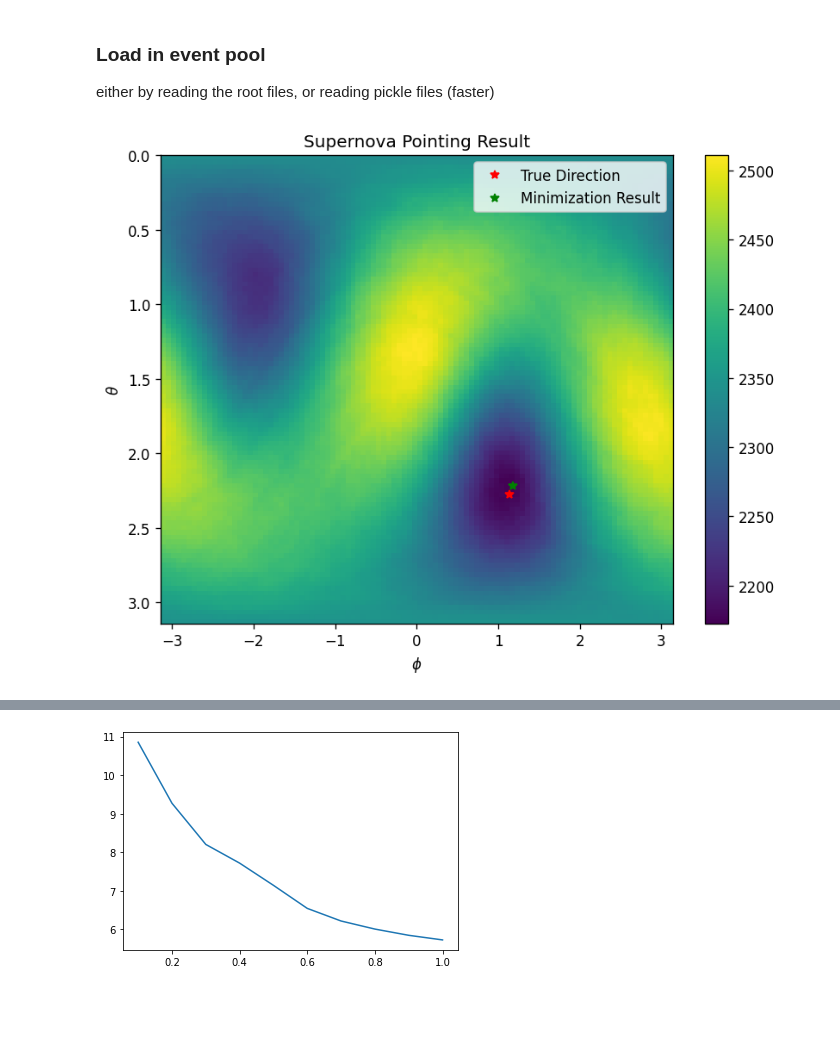
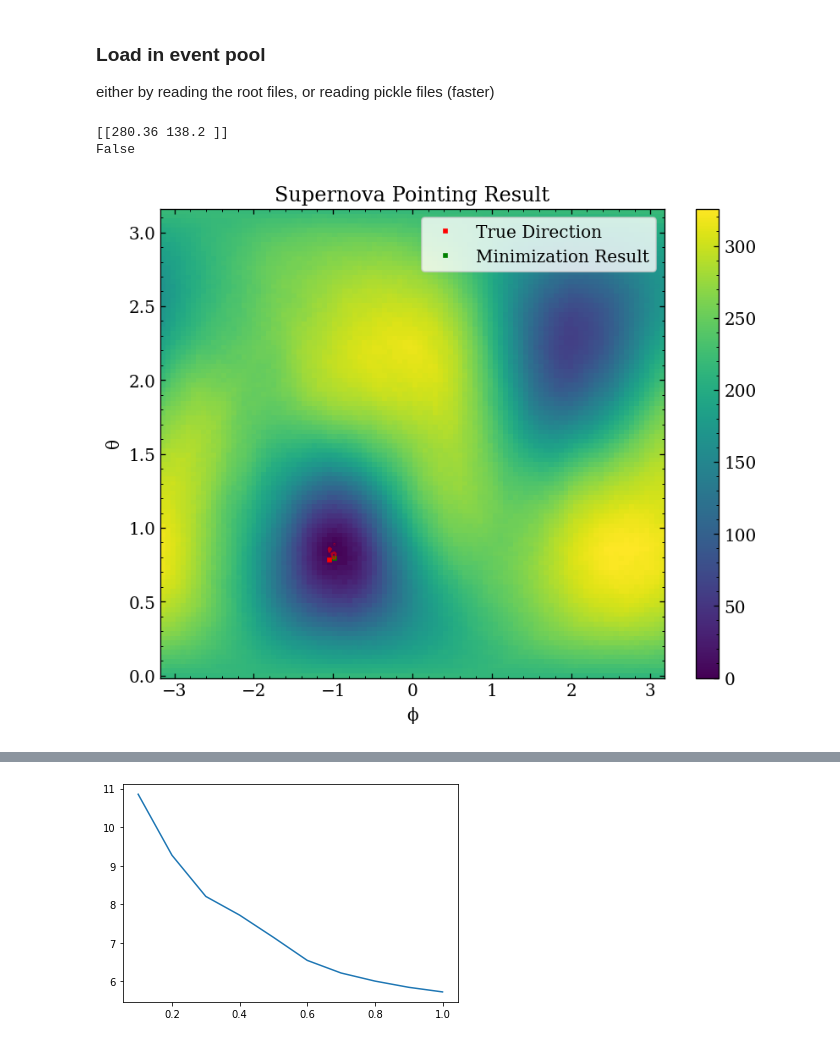
Before and after one commit to JamesJieranShen/SN_Pointing_PDFs, a Jupyter notebook: find_SN_dir/find_SN_dir_synth_radiological.ipynb, the cells around one changed output, grey strips where cells are left out. Drawn from its saved outputs; the diff is of its cells as text; code cells hidden in the pictures; blank space fills up the shorter version.

```diff
--- a/find_SN_dir/find_SN_dir_synth_radiological.ipynb
+++ b/find_SN_dir/find_SN_dir_synth_radiological.ipynb
@@ -14,3 +18,23 @@ Welcome to JupyROOT 6.26/00
+# %%
+import matplotlib
+
+matplotlib.rcParams['figure.figsize'] = [8,6]
+matplotlib.rcParams['figure.dpi'] = 120
+matplotlib.rcParams['xtick.top'] = True
+matplotlib.rcParams['xtick.direction'] = 'in'
+matplotlib.rcParams['xtick.minor.visible'] = True
+matplotlib.rcParams['ytick.right'] = True
+matplotlib.rcParams['ytick.direction'] = 'in'
+matplotlib.rcParams['ytick.minor.visible'] = True
+matplotlib.rcParams['xtick.minor.visible'] = True
+
+matplotlib.rcParams['font.size'] = 12
+matplotlib.rcParams['font.family'] = 'DejaVu Serif'
+# matplotlib.rcParams['font.family'] = 'serif'
+matplotlib.rcParams['font.sans-serif'] = 'Tex Gyre Heros, Helvetica, Nimbus Sans, FreeSans, Arial'
+matplotlib.rcParams['font.serif'] = 'Tex Gyre Cursor, Courier, Courier New, Nimbus Mono, FreeMono'
+matplotlib.rcParams['mathtext.fontset'] = 'dejavuserif'
+matplotlib.rcParams['mathtext.default'] = 'regular'
 # %%
 pickle_path = "/media/linux_store/hep/data/pickles/event_pools.pkl"
 ES_param = load_pdf_parameterized("/media/linux_store/hep/data/pdf/ES_gvkm_radiological_0201_pdf_param.dat", name="ES")
@@ -41,19 +96,56 @@ with open(pickle_path, "rb") as f:
 # %%
 %%time
-confusion_matrix = np.array([[1.0, 0.2], [0.1, 0.8]])
+import scipy.stats as st
+confusion_matrix = np.array([[0.86, 0.2], [0.04, 0.8]])
 expected_counts = get_expected_counts([326, 3455], confusion_matrix, channel_id_list=[0])
+print(expected_counts)
 SN_pointer = SupernovaPointing([ES_numeric, CC_numeric], [ES_event_pool, CC_event_pool],
-                               synthetic=True, with_radio=True, expected_counts=expected_counts)
+                               synthetic=True,
+                               with_radio=True,
+                               sn_dir= np.array([np.pi/4, -np.pi/3]),
+                               expected_counts=expected_counts,
+                               pre_rotated_files=False)
+print(SN_pointer.is_pure)
 
 def loss_func(x):
     return SN_pointer.loss(x)
 
 
 res = brute(loss_func, ([0, np.pi], [-np.pi, np.pi]), Ns=100, full_output=True, workers=6, finish=None)
 # res = minimize(loss, np.array([np.pi/2, 0]), args=args, method = 'Nelder-Mead')
 # print(res[0])
 # print(SN_pointer.truth_dir)
 # print(f"Loss = {loss_func(SN_pointer.truth_dir)}")
-details(SN_pointer, res)
+# print(res)
+# details(SN_pointer, res)
+
+# result [x0, fval, grid, jout]
+pointer = SN_pointer
+(x0, fval, grid, jout) = res
+plt.figure(figsize=(8, 6), dpi=120)
+# plt.imshow(jout, extent=[-np.pi, np.pi, np.pi, 0],
+#            origin='upper', aspect='auto')
+jout *= -1
+min_likelihood = np.max(jout)
+conf_region = 2 * (min_likelihood - jout)
+# print(conf_region)
+
+# conf_region = 1-st.chi2.cdf(conf_region, 2)
+plt.pcolormesh(grid[1], grid[0], conf_region)
+plt.plot(pointer.truth_dir[1], pointer.truth_dir[0],
+         'rs', label="True Direction", markersize=2)
+plt.plot(x0[1], x0[0], 'gs', label='Minimization Result', markersize=2)
+plt.colorbar()
+plt.legend()
+plt.title('Supernova Pointing Result')
+plt.xlabel(r'$\phi$')
+plt.ylabel(r'$\theta$')
+dot = sphere_to_xyz(pointer.truth_dir).dot(sphere_to_xyz(x0))
+plt.contour(grid[1], grid[0], conf_region, levels=[0.99],colors='r', alpha=0.6)
+plt.show()
+# return degree deviation between minimization and truth
+# return np.arccos(dot) * 180 / np.pi
 # %% [output]
+[[280.36 138.2 ]]
+False
-[figure, old version]
+[figure, new version]
```
Also changed, not shown: parts of 23 cells of this notebook, 12 other files.
